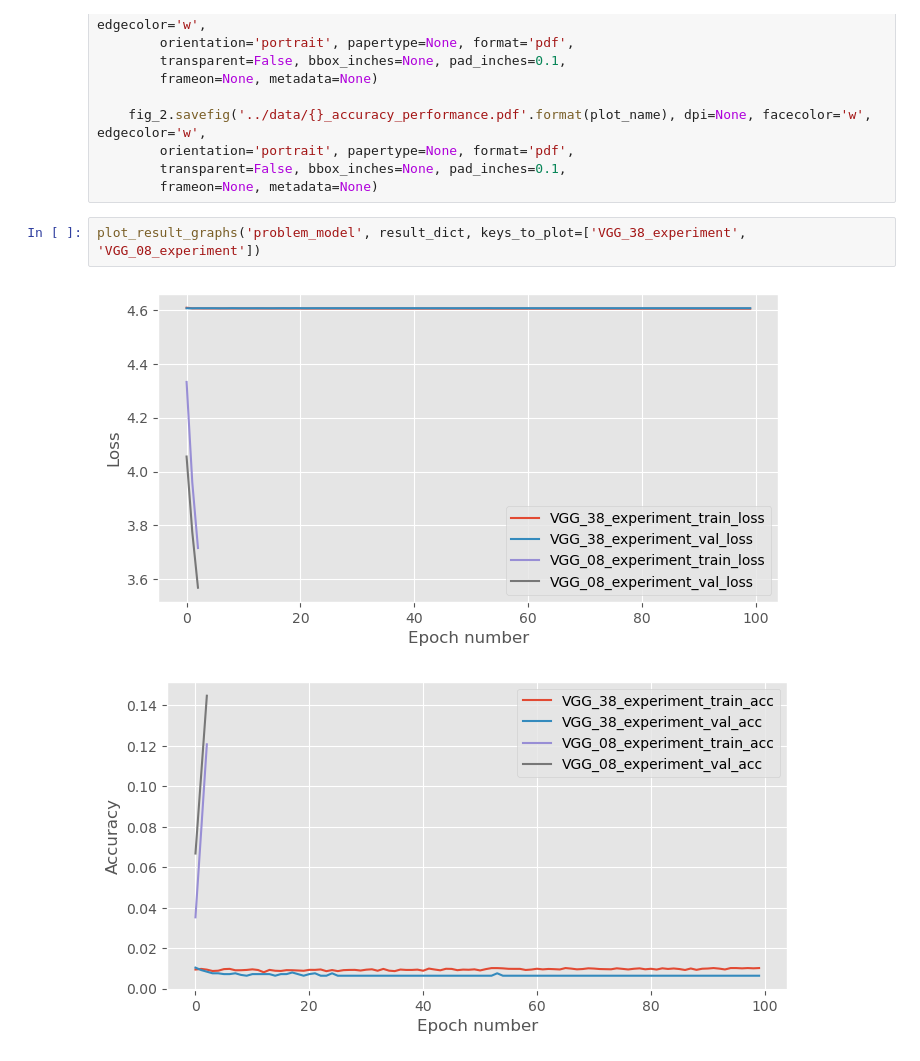
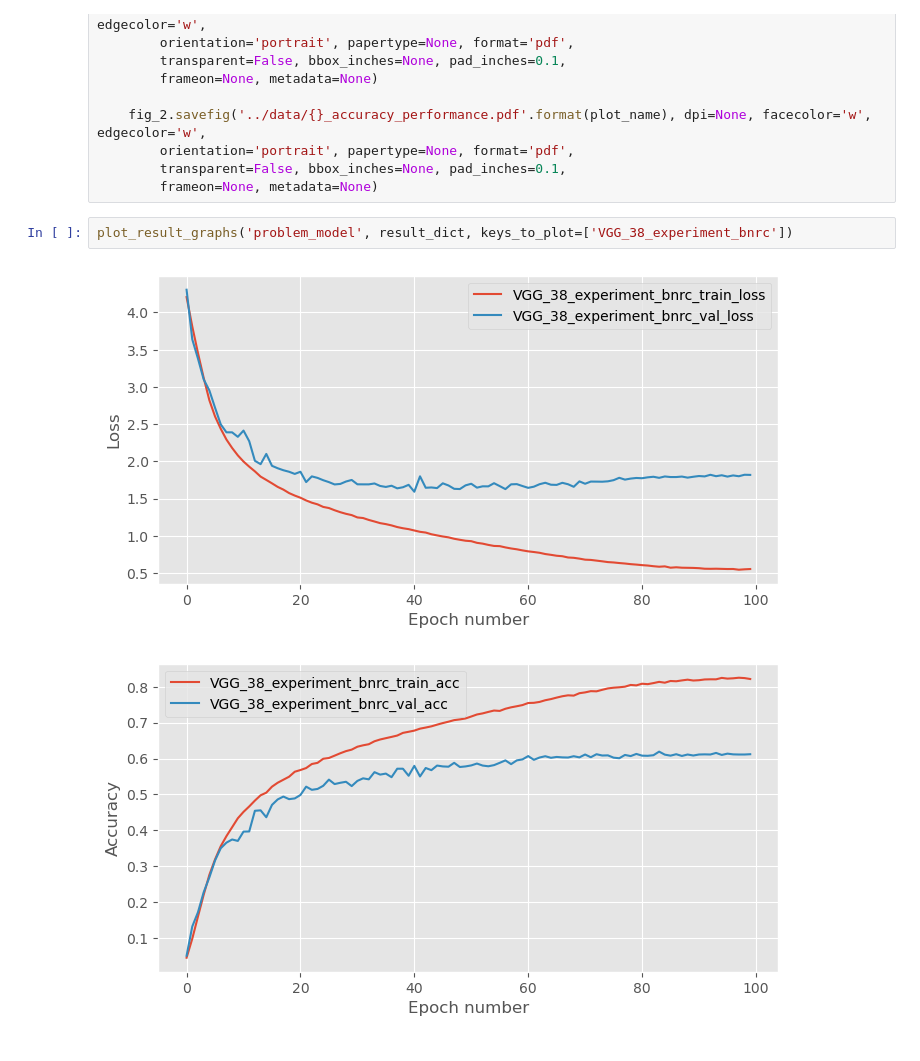
Before and after one commit to johnmacknz/mlp-coursework2, a Jupyter notebook: notebooks/Plot_Results.ipynb, the cells around one changed output. Drawn from its saved outputs; the diff is of its cells as text.

Commit message:
plots

```diff
--- a/notebooks/Plot_Results.ipynb
+++ b/notebooks/Plot_Results.ipynb
@@ -88,7 +91,7 @@ def plot_result_graphs(plot_name, stats, keys_to_plot, notebook=True):
         transparent=False, bbox_inches=None, pad_inches=0.1,
         frameon=None, metadata=None)
 # %%
-plot_result_graphs('problem_model', result_dict, keys_to_plot=['VGG_38_experiment', 'VGG_08_experiment'])
+plot_result_graphs('problem_model', result_dict, keys_to_plot=['VGG_38_experiment_bnrc'])
 # %% [output]
-[figure, old version]
+[figure, new version]
-[figure, old version]
+[figure, new version]
```
Also changed, not shown: parts of 1 cell of this notebook, 2 other files.
